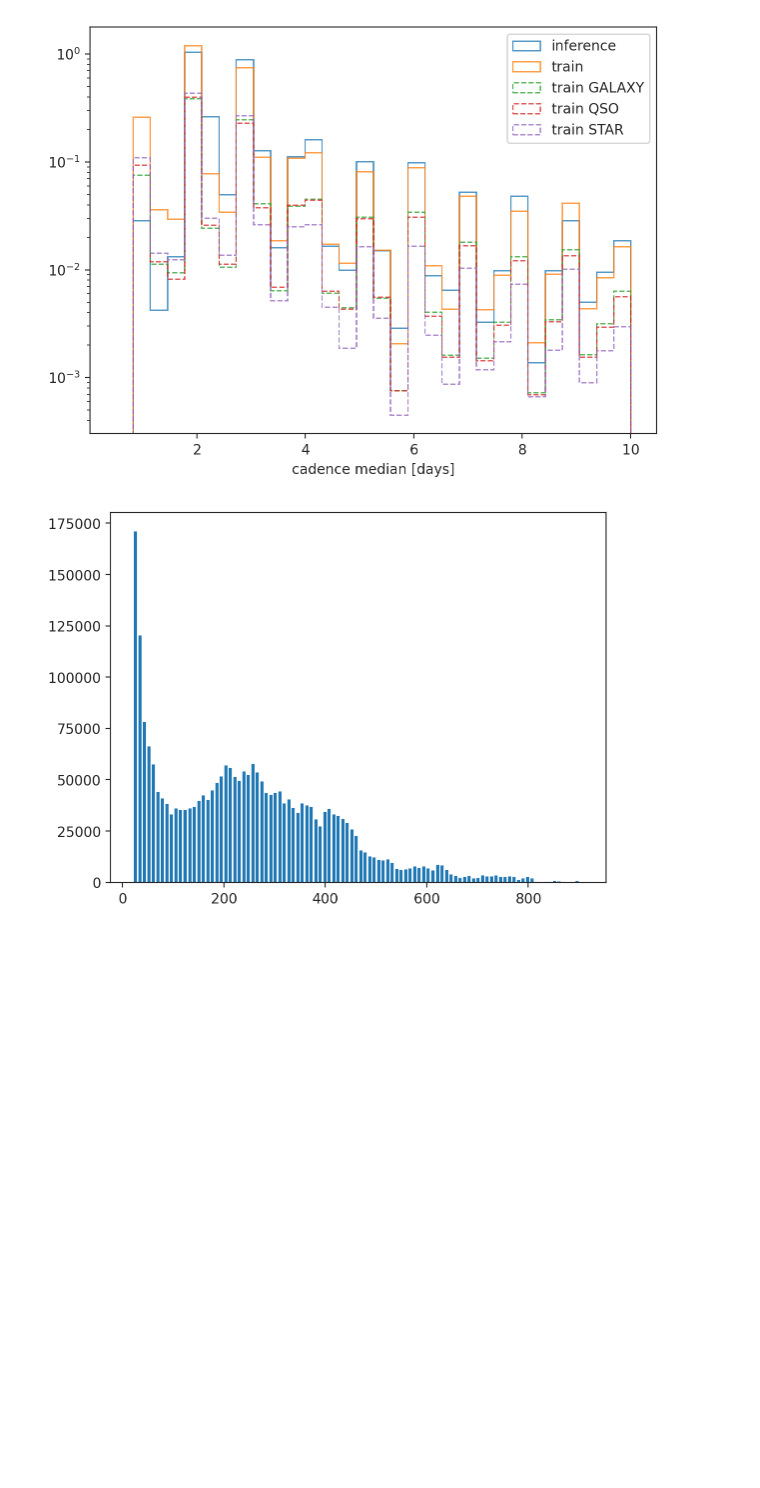
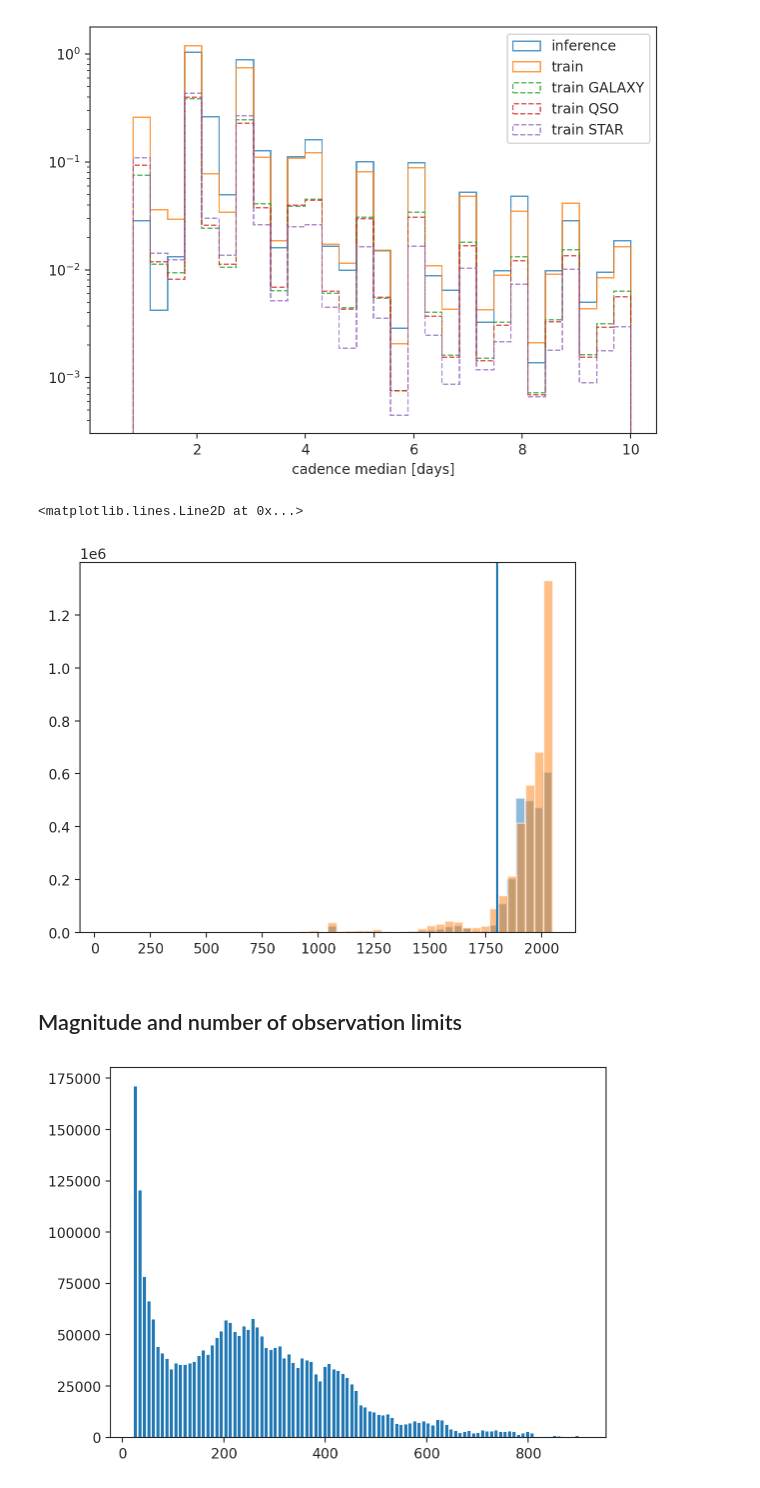
Before and after one commit to snakoneczny/ztf-agn, a Jupyter notebook: notebooks/data_DR_20.ipynb, the cells around one changed output. Cells and saved outputs as stored; diff of their text form; code cells hidden in the pictures; blank space fills up the shorter version.

```diff
--- a/notebooks/data_DR_20.ipynb
+++ b/notebooks/data_DR_20.ipynb
@@ -257,13 +88,28 @@ for filter in ['g', 'r']:
 # %%
 # Load the reduced inference data
 inference_data = {}
-for filter in ['g', 'r']:
+for filter in filters:
     with open(os.path.join(DATA_PATH, 'ZTF/ZTF_{}__test_fields_1p__{}-band__reduced'.format(ztf_date, filter)), 'rb') as file:
         inference_data[filter] = pickle.load(file)
 # %%
 # Add the statistics of interest
-for filter in ['g', 'r']:
+for filter in filters:
     inference_data[filter] = add_lc_stats(inference_data[filter])
     ztf_x_sdss_lc[filter] = add_lc_stats(ztf_x_sdss_lc[filter])
+# %%
+# Read the train data
+data = {}
+for filter in filters:
+    _, data[filter] = \
+        get_train_data(ztf_date=ztf_date, filter=filter, return_light_curves=False)
+# %%
+# Add lightcurve stats
+for filter in filters:
+    file_name = 'ZTF_x_SDSS/ZTF_{}/ztf_{}_x_specObj-dr18__longests_filter_{}_reduced__stats'.format(
+        ztf_date, ztf_date, filter)
+    path = os.path.join(DATA_PATH, file_name)
+    with open(path, 'rb') as file:
+        df = pickle.load(file)
+        data[filter] = pd.concat([data[filter], df], axis=1)
 # %% [markdown]
 # Paper plots
@@ -322,6 +170,16 @@ for x, range, n_bins, log_scale in to_plot:
 [figure]
 [figure]
 [figure]
+# %%
+# Histogram of timespan
+for filter in ['g', 'r']:
+    plt.hist(data[filter]['timespan'], bins=50, alpha=0.5)
+plt.axvline(1800)
+# %% [output]
+<matplotlib.lines.Line2D at 0x...>
+[figure, added]
+# %% [markdown]
+## Magnitude and number of observation limits
 # %%
 # Histogram of number of observations
 n_obs = [lc_dict['n obs'] for lc_dict in ztf_x_sdss_lc['g']]
```
Also changed, not shown: parts of 61 cells of this notebook, 14 other files.
